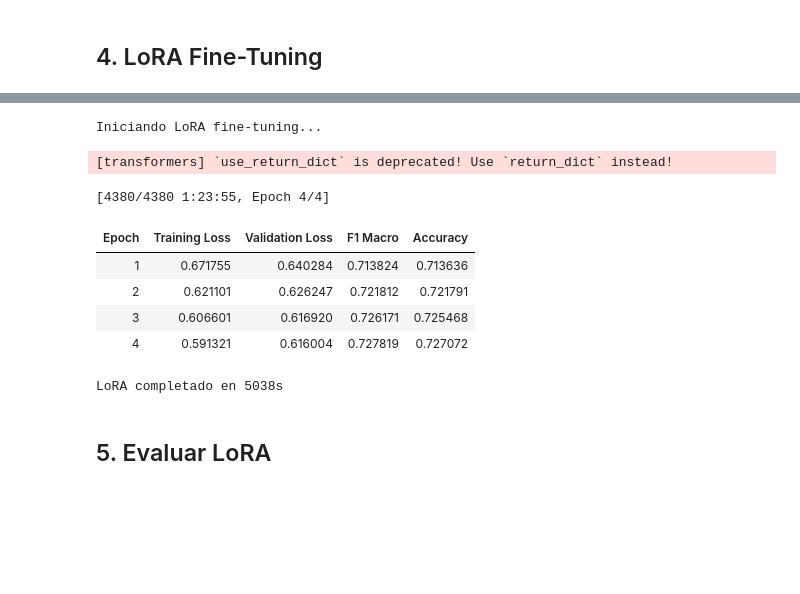
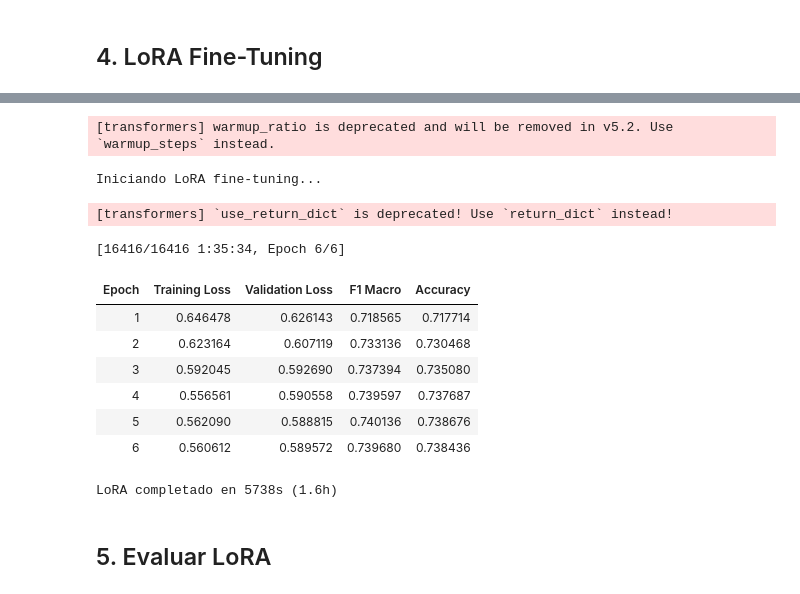
Before and after one commit to JesusRodrigoV/proyecto-integrador-ml-amazon-reviews, a Jupyter notebook: notebooks/f3d_lora_ensemble.ipynb, the cells around one changed output, grey strips where cells are left out. Cells and saved outputs as stored; diff of their text form; code cells hidden in the pictures; blank space fills up the shorter version.

```diff
--- a/notebooks/f3d_lora_ensemble.ipynb
+++ b/notebooks/f3d_lora_ensemble.ipynb
@@ -242,5 +257,4 @@ trainable params: 1,182,723 || all params: 68,138,502 || trainable%: 1.7358
 # %%
-# GPU-optimized TrainingArguments with mixed precision
 lora_args = TrainingArguments(
     output_dir='/content/lora_checkpoints',
     eval_strategy='epoch',
@@ -249,7 +263,7 @@ lora_args = TrainingArguments(
     per_device_eval_batch_size=256,
     num_train_epochs=6,
     lr_scheduler_type='cosine',
-    warmup_ratio=0.1,
+    warmup_steps=1642, # Calculated as 0.1 * (total_train_samples / batch_size) * num_train_epochs
     learning_rate=2e-4,
     weight_decay=0.01,
     logging_steps=50,
@@ -257,42 +271,45 @@ lora_args = TrainingArguments(
     metric_for_best_model='f1_macro',
     report_to='none',
     # GPU optimizations
     fp16=HAS_CUDA,
     dataloader_num_workers=4 if HAS_CUDA else 0,
     dataloader_pin_memory=HAS_CUDA,
     gradient_accumulation_steps=1,
-    remove_unused_columns=False,
+    remove_unused_columns=True,
 )
 
 trainer_lora = Trainer(
     model=model_lora,
     args=lora_args,
     train_dataset=train_ds,
     eval_dataset=val_ds,
     data_collator=data_collator,
     compute_metrics=compute_metrics,
 )
 
 print("Iniciando LoRA fine-tuning...")
 start = time.time()
 trainer_lora.train()
 lora_time = time.time() - start
 print(f"LoRA completado en {lora_time:.0f}s ({lora_time/3600:.1f}h)")
 
 # Memory management after training
 gc.collect()
 if HAS_CUDA:
     torch.cuda.empty_cache()
 # %% [output]
-Iniciando LoRA fine-tuning...
+[transformers] warmup_ratio is deprecated and will be removed in v5.2. Use `warmup_steps` instead.
-[transformers] `use_return_dict` is deprecated! Use `return_dict` instead!
+Iniciando LoRA fine-tuning...
-[4380/4380 1:23:55, Epoch 4/4]
+[transformers] `use_return_dict` is deprecated! Use `return_dict` instead!
+[16416/16416 1:35:34, Epoch 6/6]
 | Epoch | Training Loss | Validation Loss | F1 Macro | Accuracy |
-| 1 | 0.671755 | 0.640284 | 0.713824 | 0.713636 |
-| 2 | 0.621101 | 0.626247 | 0.721812 | 0.721791 |
-| 3 | 0.606601 | 0.616920 | 0.726171 | 0.725468 |
-| 4 | 0.591321 | 0.616004 | 0.727819 | 0.727072 |
+| 1 | 0.646478 | 0.626143 | 0.718565 | 0.717714 |
+| 2 | 0.623164 | 0.607119 | 0.733136 | 0.730468 |
+| 3 | 0.592045 | 0.592690 | 0.737394 | 0.735080 |
+| 4 | 0.556561 | 0.590558 | 0.739597 | 0.737687 |
+| 5 | 0.562090 | 0.588815 | 0.740136 | 0.738676 |
+| 6 | 0.560612 | 0.589572 | 0.739680 | 0.738436 |
-LoRA completado en 5038s
+LoRA completado en 5738s (1.6h)
 # %% [markdown]
 ## 5. Evaluar LoRA
 # %%
```
Also changed, not shown: parts of 19 cells of this notebook, 1 other file.
